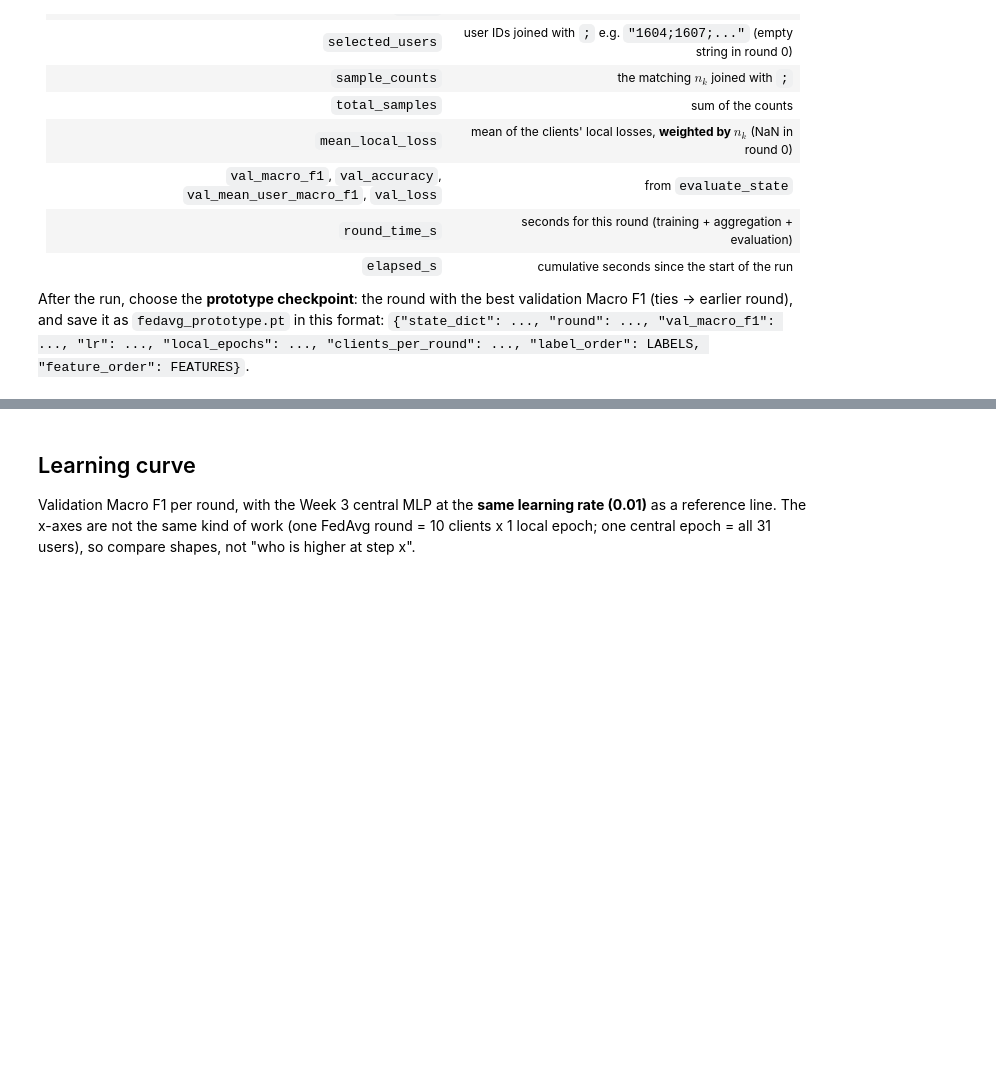
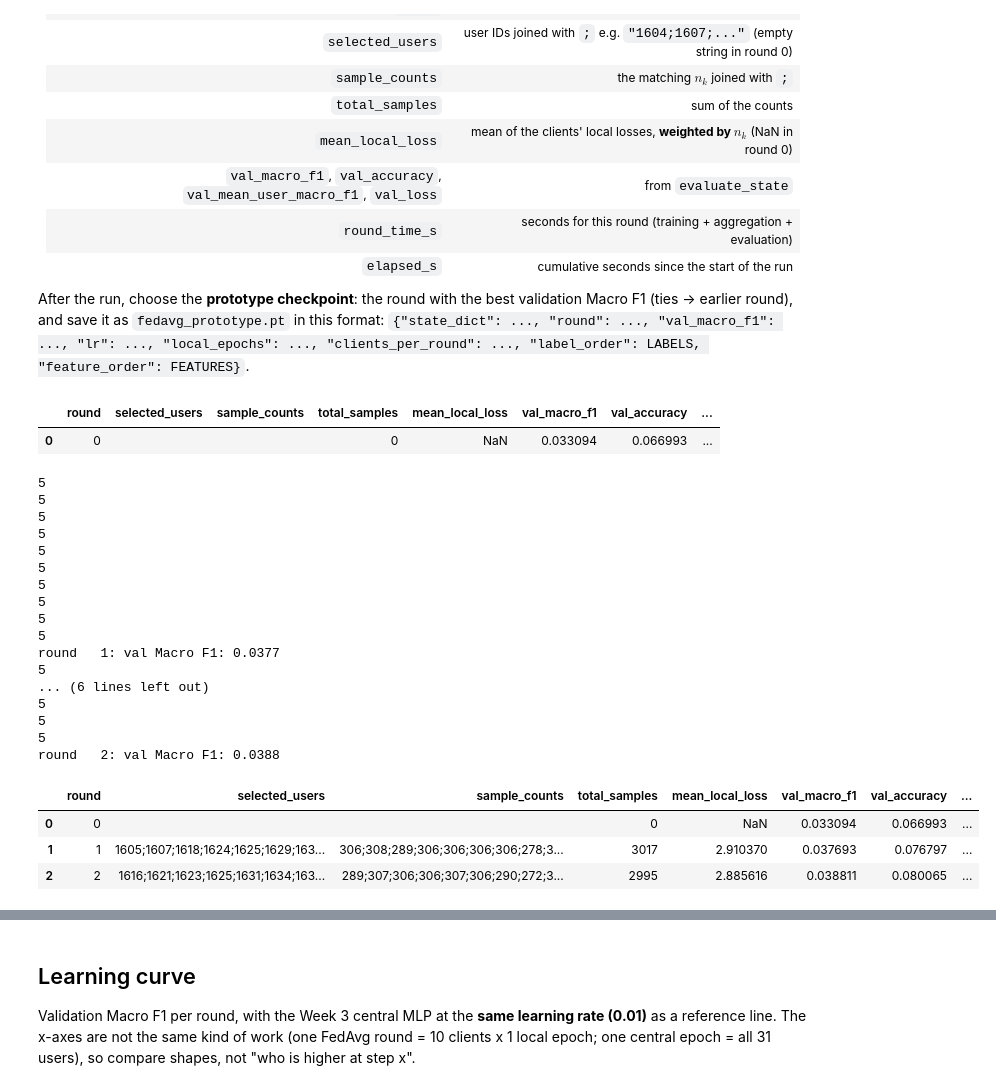
Before and after one commit to busta432/Federated-Learning-WISDM, a Jupyter notebook: NCP-WISDM-FedAvg.ipynb, the cells around one changed output, grey strips where cells are left out. Cells and saved outputs as stored; diff of their text form; code cells hidden in the pictures; blank space fills up the shorter version.

```diff
--- a/NCP-WISDM-FedAvg.ipynb
+++ b/NCP-WISDM-FedAvg.ipynb
@@ -423,13 +438,84 @@ and save it as `fedavg_prototype.pt` in this format:
 # %%
 REQUIRED_COLUMNS = ["round", "selected_users", "sample_counts", "total_samples", "mean_local_loss",
                     "val_macro_f1", "val_accuracy", "val_mean_user_macro_f1", "val_loss",
                     "round_time_s", "elapsed_s"]
 
 def run_fedavg(n_rounds, lr=LR, local_epochs=LOCAL_EPOCHS, clients_per_round=CLIENTS_PER_ROUND,
                seed=SEED, tag="fedavg"):
     """Run FedAvg from INITIAL_STATE. Returns (history DataFrame, final global state)."""
-    # YOUR CODE HERE
-    raise NotImplementedError("run_fedavg")
+
+    rng = np.random.default_rng(seed)
+    global_state = copy.deepcopy(INITIAL_STATE) #w0
+    t_start = time.perf_counter() #init timer
+
+    scores = evaluate_state(global_state)
+
+    rows = [{"round" : 0, "selected_users": "", "sample_counts": "", "total_samples": 0, "mean_local_loss": np.nan,
+                "val_macro_f1": scores["macro_f1"], "val_accuracy" : scores["accuracy"], "val_mean_user_macro_f1": scores["mean_user_macro_f1"],
+                 "val_loss": scores["val_loss"], "round_time_s": time.perf_counter() - t_start, "elapsed_s": time.perf_counter() - t_start}]
+
+
+    for r in range(1, n_rounds + 1):
+        r_round = time.perf_counter()
+        # Pick the rounds clients w/ random selection w/o subsitution
+        selected = sample_clients(rng, CLIENT_IDS, clients_per_round) #S_t
+        # For each selected client train a copy of the current global model
+        client_states, client_loss = [], []
+        #Client loop
+        for user in selected:
+            state, loss = local_train(global_state,CLIENTS[user]["X"], CLIENTS[user]["y"], lr=lr, epochs=local_epochs, seed = seed + 2000 * r + user)
+            client_states.append(state)
+            client_loss.append(loss)
+        # Take weighted average and send update to global model
+        counts = [N_K[user] for user in selected] # window counts of selected clients
+        global_state = aggregate(client_states, counts)
+        scores = evaluate_state(global_state)
+        torch.save(global_state, CHECKPOINTS / f"{tag}_round{r:03d}.pt")
+        rows.append({
+            "round": r,
+            "selected_users": ";".join(map(str, selected)),
+            "sample_counts": ";".join(map(str, counts)),
+            "total_samples": sum(counts),
+            "mean_local_loss": np.average(client_loss, weights=counts),
+            "val_macro_f1": scores["macro_f1"],
+            "val_accuracy": scores["accuracy"],
+            "val_mean_user_macro_f1": scores["mean_user_macro_f1"],
+            "val_loss": scores["val_loss"],
+            "round_time_s": time.perf_counter() - r_round,
+            "elapsed_s": time.perf_counter() - t_start,
+            })
+        print(f"round {r: >3}: val Macro F1: {scores['macro_f1']:.4f}") # Print Progress
+
+    history = pd.DataFrame(rows)[REQUIRED_COLUMNS]
+
+    return history, global_state
+
+h, s = run_fedavg(0); display(h)   # one row, round 0, real validation numbers
+h, s = run_fedavg(2); display(h)   # 3 rows; different selected_users in rounds 1 and 2
+# %% [output]
+|  | round | selected_users | sample_counts | total_samples | mean_local_loss | val_macro_f1 | val_accuracy | ... |
+| 0 | 0 |  |  | 0 | NaN | 0.033094 | 0.066993 | ... |
+5
+5
+5
+5
+5
+5
+5
+5
+5
+5
+round   1: val Macro F1: 0.0377
+5
+... (6 lines left out)
+5
+5
+5
+round   2: val Macro F1: 0.0388
+|  | round | selected_users | sample_counts | total_samples | mean_local_loss | val_macro_f1 | val_accuracy | ... |
+| 0 | 0 |  |  | 0 | NaN | 0.033094 | 0.066993 | ... |
+| 1 | 1 | 1605;1607;1618;1624;1625;1629;163... | 306;308;289;306;306;306;306;278;3... | 3017 | 2.910370 | 0.037693 | 0.076797 | ... |
+| 2 | 2 | 1616;1621;1623;1625;1631;1634;163... | 289;307;306;306;307;306;290;272;3... | 2995 | 2.885616 | 0.038811 | 0.080065 | ... |
 # %%
 # Run the 10-round prototype, save the history and the prototype checkpoint.
 history, final_state = run_fedavg(PROTOTYPE_ROUNDS)
```
Also changed, not shown: parts of 2 cells of this notebook.
